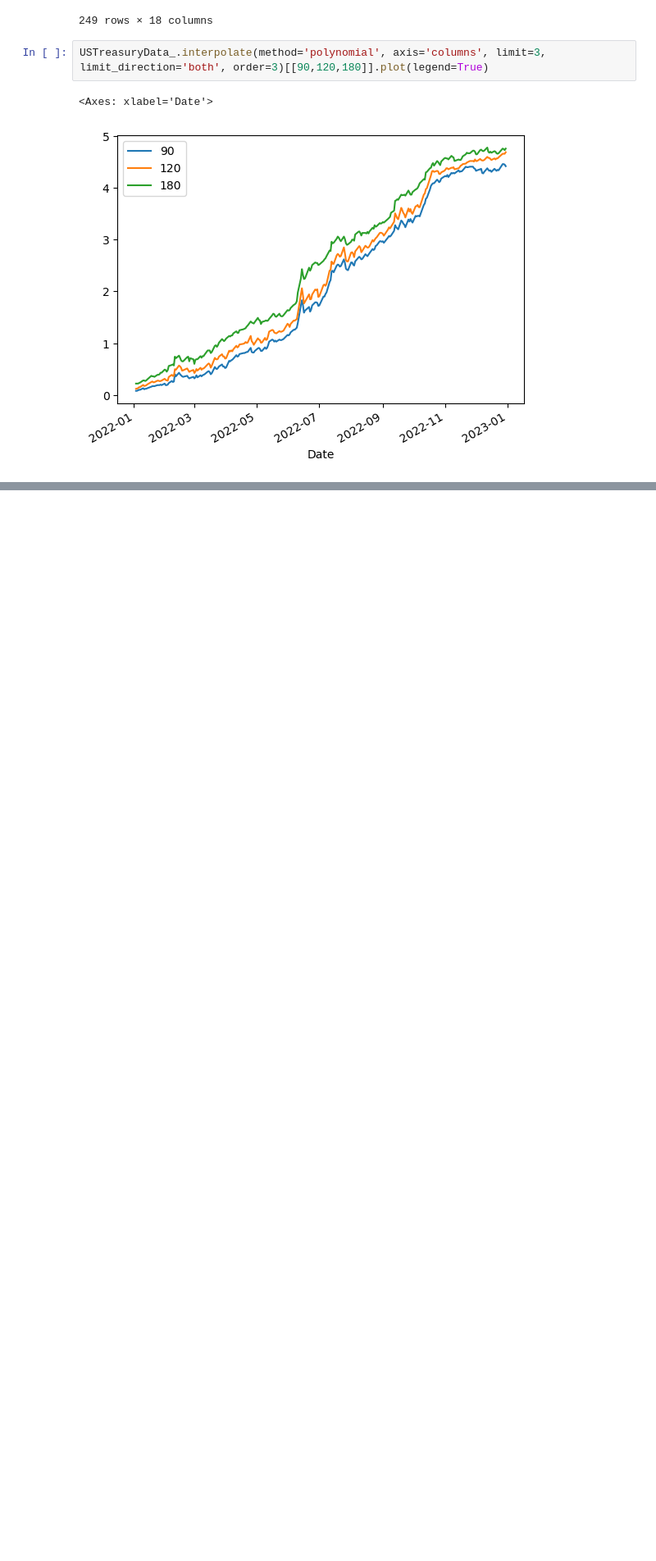
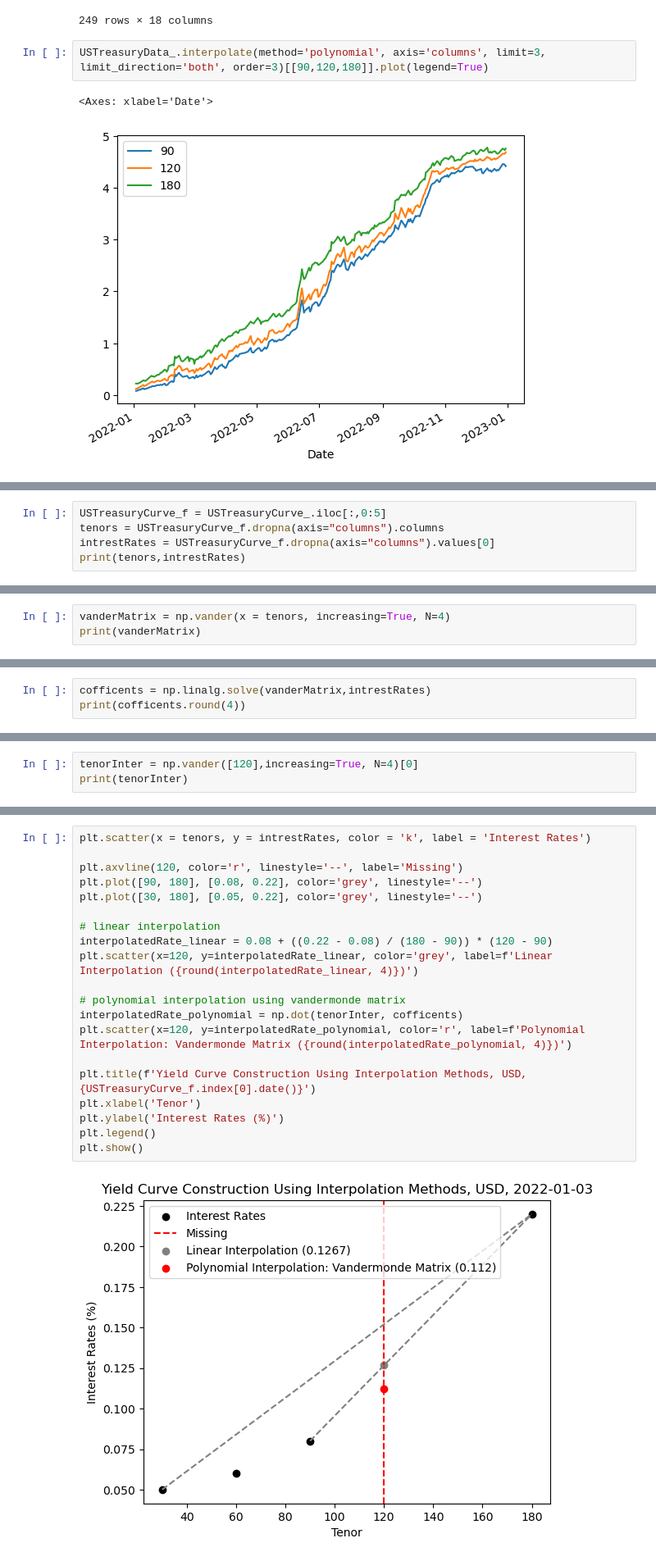
Before and after one commit to dinesh494/Market_Risk, a Jupyter notebook: Yield Curve Construction – Interpolation Methods.ipynb, the cells around one changed output, grey strips where cells are left out. Shown at 82% size. Drawn from its saved outputs; the diff is of its cells as text; blank space fills up the shorter version.

```diff
--- a/Yield Curve Construction – Interpolation Methods.ipynb
+++ b/Yield Curve Construction – Interpolation Methods.ipynb
@@ -282,0 +308,5 @@ USTreasuryData_.interpolate(method='polynomial', axis='columns', limit=3, limit_
+# %%
+USTreasuryCurve_f = USTreasuryCurve_.iloc[:,0:5]
+tenors = USTreasuryCurve_f.dropna(axis="columns").columns
+intrestRates = USTreasuryCurve_f.dropna(axis="columns").values[0]
+print(tenors,intrestRates)
@@ -282,0 +329,3 @@ USTreasuryData_.interpolate(method='polynomial', axis='columns', limit=3, limit_
+# %%
+vanderMatrix = np.vander(x = tenors, increasing=True, N=4)
+print(vanderMatrix)
@@ -282,0 +355,3 @@ USTreasuryData_.interpolate(method='polynomial', axis='columns', limit=3, limit_
+# %%
+cofficents = np.linalg.solve(vanderMatrix,intrestRates)
+print(cofficents.round(4))
@@ -282,0 +364,3 @@ USTreasuryData_.interpolate(method='polynomial', axis='columns', limit=3, limit_
+# %%
+tenorInter = np.vander([120],increasing=True, N=4)[0]
+print(tenorInter)
@@ -282,0 +374,22 @@ USTreasuryData_.interpolate(method='polynomial', axis='columns', limit=3, limit_
+# %%
+plt.scatter(x = tenors, y = intrestRates, color = 'k', label = 'Interest Rates')
+
+plt.axvline(120, color='r', linestyle='--', label='Missing')
+plt.plot([90, 180], [0.08, 0.22], color='grey', linestyle='--')
+plt.plot([30, 180], [0.05, 0.22], color='grey', linestyle='--')
+
+# linear interpolation
+interpolatedRate_linear = 0.08 + ((0.22 - 0.08) / (180 - 90)) * (120 - 90)
+plt.scatter(x=120, y=interpolatedRate_linear, color='grey', label=f'Linear Interpolation ({round(interpolatedRate_linear, 4)})')
+
+# polynomial interpolation using vandermonde matrix
+interpolatedRate_polynomial = np.dot(tenorInter, cofficents)
+plt.scatter(x=120, y=interpolatedRate_polynomial, color='r', label=f'Polynomial Interpolation: Vandermonde Matrix ({round(interpolatedRate_polynomial, 4)})')
+
+plt.title(f'Yield Curve Construction Using Interpolation Methods, USD, {USTreasuryCurve_f.index[0].date()}')
+plt.xlabel('Tenor')
+plt.ylabel('Interest Rates (%)')
+plt.legend()
+plt.show()
+# %% [output]
+[figure, added]
```
Also changed, not shown: parts of 17 cells of this notebook.
